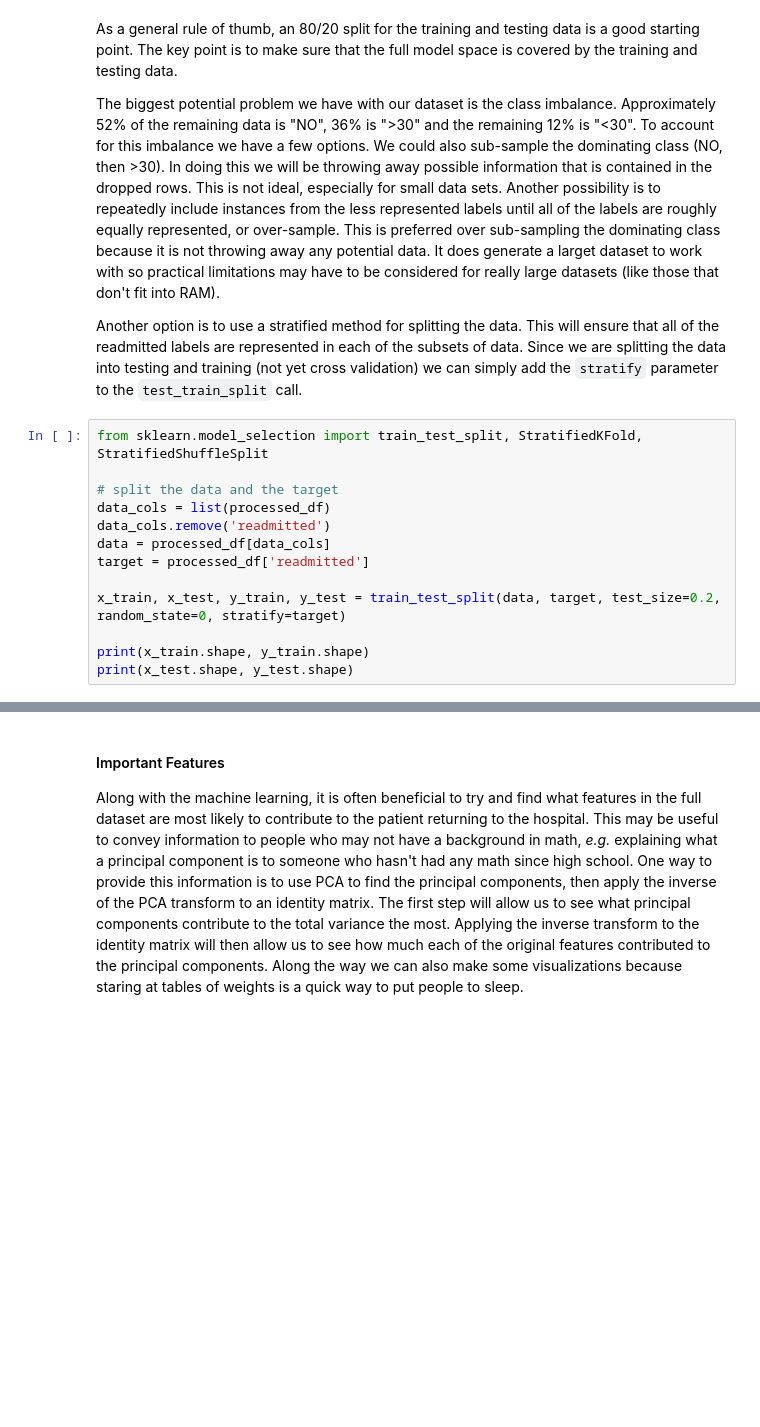
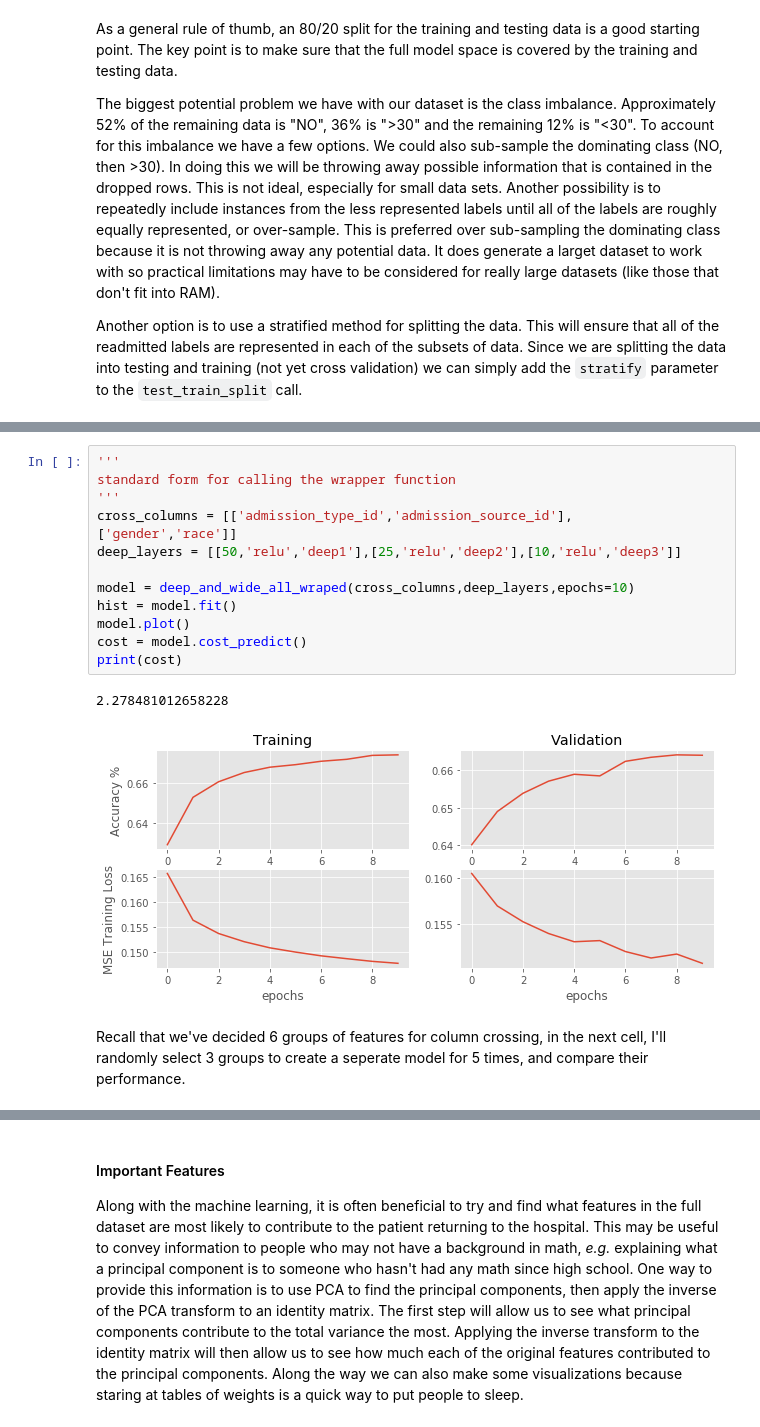
Before and after one commit to jamesothomas/MachineLearningPython, a Jupyter notebook: Lab5/Lab5_Diabetes.ipynb, the cells around one changed output, grey strips where cells are left out. Cells and saved outputs as stored; diff of their text form; blank space fills up the shorter version.

```diff
--- a/Lab5/Lab5_Diabetes.ipynb
+++ b/Lab5/Lab5_Diabetes.ipynb
@@ -416,16 +429,3 @@ As a general rule of thumb, an 80/20 split for the training and testing data is
 The biggest potential problem we have with our dataset is the class imbalance. Approximately 52% of the remaining data is "NO", 36% is ">30" and the remaining 12% is "<30". To account for this imbalance we have a few options.  We could also sub-sample the dominating class (NO, then >30). In doing this we will be throwing away possible information that is contained in the dropped rows. This is not ideal, especially for small data sets. Another possibility is to repeatedly include instances from the less represented labels until all of the labels are roughly equally represented, or over-sample. This is preferred over sub-sampling the dominating class because it is not throwing away any potential data. It does generate a larget dataset to work with so practical limitations may have to be considered for really large datasets (like those that don't fit into RAM).
 
 Another option is to use a stratified method for splitting the data. This will ensure that all of the readmitted labels are represented in each of the subsets of data. Since we are splitting the data into testing and training (not yet cross validation) we can simply add the `stratify` parameter to the `test_train_split` call.
-# %%
-from sklearn.model_selection import train_test_split, StratifiedKFold, StratifiedShuffleSplit
-
-# split the data and the target
-data_cols = list(processed_df)
-data_cols.remove('readmitted')
-data = processed_df[data_cols]
-target = processed_df['readmitted']
-
-x_train, x_test, y_train, y_test = train_test_split(data, target, test_size=0.2, random_state=0, stratify=target)
-
-print(x_train.shape, y_train.shape)
-print(x_test.shape, y_test.shape)
@@ -452,0 +758,17 @@ print(x_test.shape, y_test.shape)
+# %%
+'''
+standard form for calling the wrapper function
+'''
+cross_columns = [['admission_type_id','admission_source_id'],  ['gender','race']]
+deep_layers = [[50,'relu','deep1'],[25,'relu','deep2'],[10,'relu','deep3']]
+
+model = deep_and_wide_all_wraped(cross_columns,deep_layers,epochs=10)
+hist = model.fit()
+model.plot()
+cost = model.cost_predict()
+print(cost)
+# %% [output]
+2.278481012658228
+[figure, added]
+# %% [markdown]
+Recall that we've decided 6 groups of features for column crossing, in the next cell, I'll randomly select 3 groups to create a seperate model for 5 times, and compare their performance.
```
Also changed, not shown: parts of 72 cells of this notebook.
